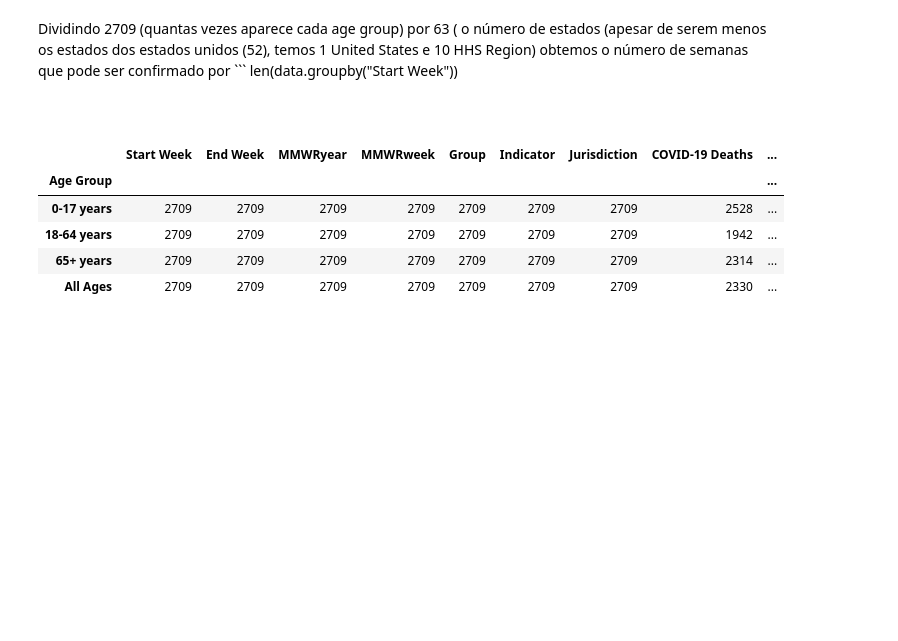
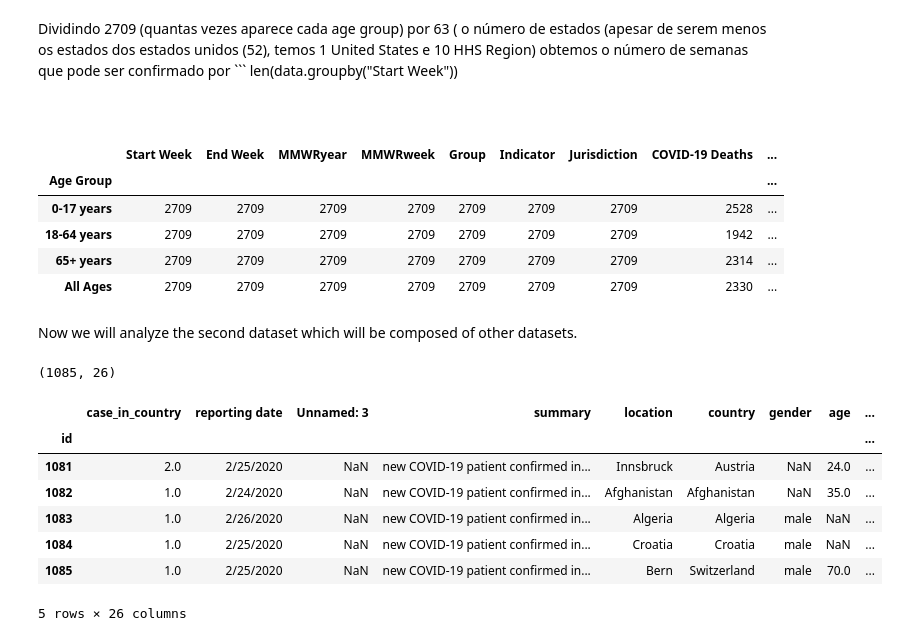
Before and after one commit to SamuelAlves96/DataScience4Covid19, a Jupyter notebook: trabalho_sib_covid.ipynb, the cells around one changed output. Drawn from its saved outputs; the diff is of its cells as text; code cells hidden in the pictures; blank space fills up the shorter version.

```diff
--- a/trabalho_sib_covid.ipynb
+++ b/trabalho_sib_covid.ipynb
@@ -132,3 +149,19 @@ data.groupby("Age Group").count()
 | 18-64 years | 2709 | 2709 | 2709 | 2709 | 2709 | 2709 | 2709 | 1942 | ... |
 | 65+ years | 2709 | 2709 | 2709 | 2709 | 2709 | 2709 | 2709 | 2314 | ... |
 | All Ages | 2709 | 2709 | 2709 | 2709 | 2709 | 2709 | 2709 | 2330 | ... |
+# %% [markdown]
+Now we will analyze the second dataset which will be composed of other datasets.
+# %%
+new_data = pd.read_csv('COVID19_line_list_data.csv',sep=',', index_col = 0, na_values = "na")
+print (new_data.shape)
+new_data.tail()
+# %% [output]
+(1085, 26)
+|  | case_in_country | reporting date | Unnamed: 3 | summary | location | country | gender | age | ... |
+| id |  |  |  |  |  |  |  |  | ... |
+| 1081 | 2.0 | 2/25/2020 | NaN | new COVID-19 patient confirmed in... | Innsbruck | Austria | NaN | 24.0 | ... |
+| 1082 | 1.0 | 2/24/2020 | NaN | new COVID-19 patient confirmed in... | Afghanistan | Afghanistan | NaN | 35.0 | ... |
+| 1083 | 1.0 | 2/26/2020 | NaN | new COVID-19 patient confirmed in... | Algeria | Algeria | male | NaN | ... |
+| 1084 | 1.0 | 2/25/2020 | NaN | new COVID-19 patient confirmed in... | Croatia | Croatia | male | NaN | ... |
+| 1085 | 1.0 | 2/25/2020 | NaN | new COVID-19 patient confirmed in... | Bern | Switzerland | male | 70.0 | ... |
+5 rows × 26 columns
```
Also changed, not shown: parts of 18 cells of this notebook.
